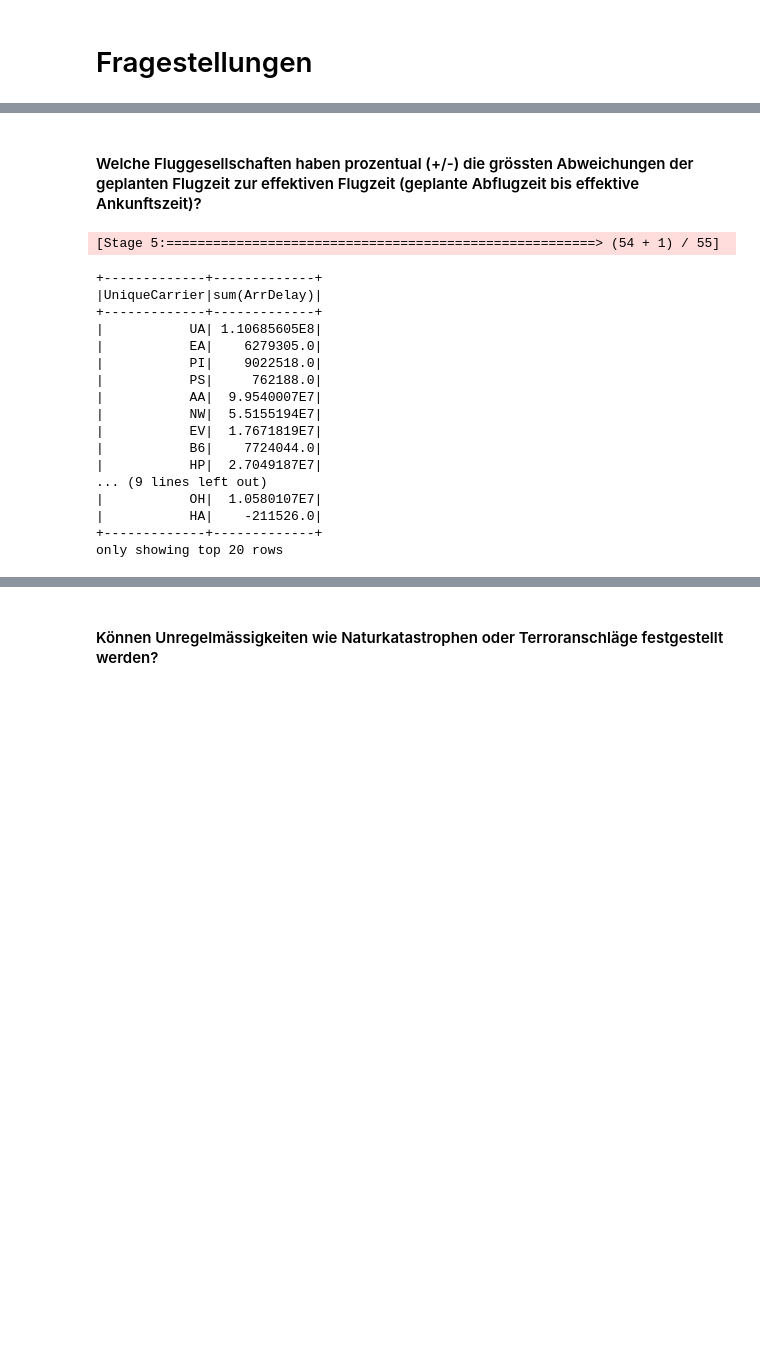
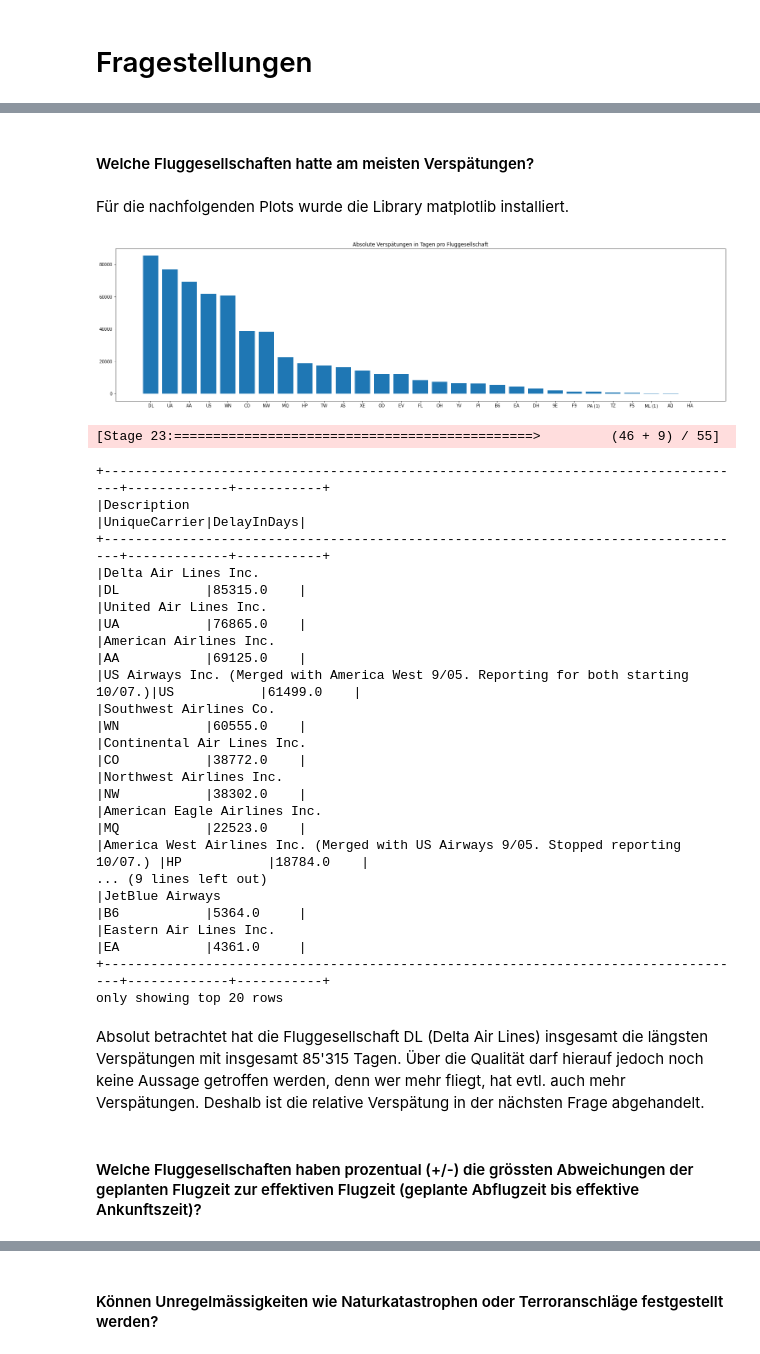
Before and after one commit to meberha/BDLC-Project-G01, a Jupyter notebook: 6_Analysis.ipynb, the cells around one changed output, grey strips where cells are left out. Drawn from its saved outputs; the diff is of its cells as text; code cells hidden in the pictures; blank space fills up the shorter version.

```diff
--- a/6_Analysis.ipynb
+++ b/6_Analysis.ipynb
@@ -79,3 +103,3 @@ In dieser erstellen wir nun ein Dataframe, welches innerhalb dieses Spark-Sessio
 # %%
-df = spark.read.parquet("/airline-data/airline.parquet")
+df_air = spark.read.parquet("/airline-data/airline.parquet")
 # %%
@@ -100,0 +127,2 @@ only showing top 10 rows
+# %%
+df_carr = spark.read.parquet("/airline-data/carriers.parquet")
@@ -126,2 +193,2 @@ Die nachfolgenden Abfragen können somit nun in der SparkSession und auf dem Dat
 # %% [markdown]
-#### Welche Fluggesellschaften haben prozentual (+/-) die grössten Abweichungen der geplanten Flugzeit zur effektiven Flugzeit (geplante Abflugzeit bis effektive Ankunftszeit)?
+#### Welche Fluggesellschaften hatte am meisten Verspätungen?
@@ -130,21 +195,12 @@ fluggesellschaften = spark.sql("SELECT UniqueCarrier, SUM(ArrDelay) FROM df GROU
 # %%
-fluggesellschaften.show()
+import pyspark.sql.functions as func
+
+flug = spark.sql("""
+SELECT Description, UniqueCarrier, SUM(ArrDelay)/60/24 as DelayInDays
+FROM df_air JOIN df_carr ON df_air.UniqueCarrier = df_carr.Code
+GROUP BY Description, UniqueCarrier
+ORDER BY DelayInDays DESC""")
+flug2 = flug.withColumn("DelayInDays", func.round(flug["DelayInDays"],0))
+#Um die Funktion round zu verwenden, wurden die functions von pyspark.sql importiert
-# %% [output]
-[Stage 5:=======================================================> (54 + 1) / 55]
-+-------------+-------------+
-|UniqueCarrier|sum(ArrDelay)|
-+-------------+-------------+
-|           UA| 1.10685605E8|
-|           EA|    6279305.0|
-|           PI|    9022518.0|
-|           PS|     762188.0|
-|           AA|  9.9540007E7|
-|           NW|  5.5155194E7|
-|           EV|  1.7671819E7|
-|           B6|    7724044.0|
-|           HP|  2.7049187E7|
-... (9 lines left out)
-|           OH|  1.0580107E7|
-|           HA|    -211526.0|
-+-------------+-------------+
-only showing top 20 rows
+# %% [markdown]
+Für die nachfolgenden Plots wurde die Library matplotlib installiert.
@@ -150,0 +209,39 @@ only showing top 20 rows
+# %%
+import matplotlib.pyplot as plt
+import pandas
+
+dfPlot = flug2
+
+fig = plt.figure(figsize=(20,5))
+ax = fig.add_axes([0,0,1,1])
+x=dfPlot.toPandas()["UniqueCarrier"].values.tolist()
+y=dfPlot.toPandas()["DelayInDays"].values.tolist()
+ax.set_title('Absolute Verspätungen in Tagen pro Fluggesellschaft')
+ax.bar(x,y)
+plt.show()
+
+dfPlot.show(truncate=False)
+# %% [output]
+[figure, added]
+[Stage 23:==============================================>         (46 + 9) / 55]
++-----------------------------------------------------------------------------------+-------------+-----------+
+|Description                                                                        |UniqueCarrier|DelayInDays|
++-----------------------------------------------------------------------------------+-------------+-----------+
+|Delta Air Lines Inc.                                                               |DL           |85315.0    |
+|United Air Lines Inc.                                                              |UA           |76865.0    |
+|American Airlines Inc.                                                             |AA           |69125.0    |
+|US Airways Inc. (Merged with America West 9/05. Reporting for both starting 10/07.)|US           |61499.0    |
+|Southwest Airlines Co.                                                             |WN           |60555.0    |
+|Continental Air Lines Inc.                                                         |CO           |38772.0    |
+|Northwest Airlines Inc.                                                            |NW           |38302.0    |
+|American Eagle Airlines Inc.                                                       |MQ           |22523.0    |
+|America West Airlines Inc. (Merged with US Airways 9/05. Stopped reporting 10/07.) |HP           |18784.0    |
+... (9 lines left out)
+|JetBlue Airways                                                                    |B6           |5364.0     |
+|Eastern Air Lines Inc.                                                             |EA           |4361.0     |
++-----------------------------------------------------------------------------------+-------------+-----------+
+only showing top 20 rows
+# %% [markdown]
+Absolut betrachtet hat die Fluggesellschaft DL (Delta Air Lines) insgesamt die längsten Verspätungen mit insgesamt 85'315 Tagen. Über die Qualität darf hierauf jedoch noch keine Aussage getroffen werden, denn wer mehr fliegt, hat evtl. auch mehr Verspätungen. Deshalb ist die relative Verspätung in der nächsten Frage abgehandelt.
+# %% [markdown]
+#### Welche Fluggesellschaften haben prozentual (+/-) die grössten Abweichungen der geplanten Flugzeit zur effektiven Flugzeit (geplante Abflugzeit bis effektive Ankunftszeit)?
```
Also changed, not shown: parts of 49 cells of this notebook, 4 other files.
